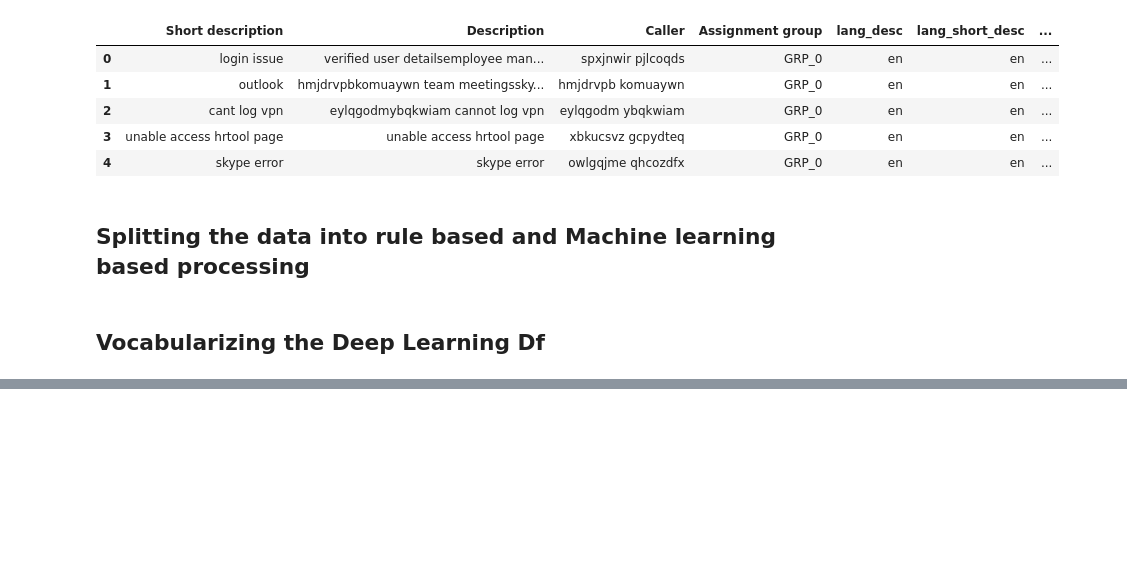
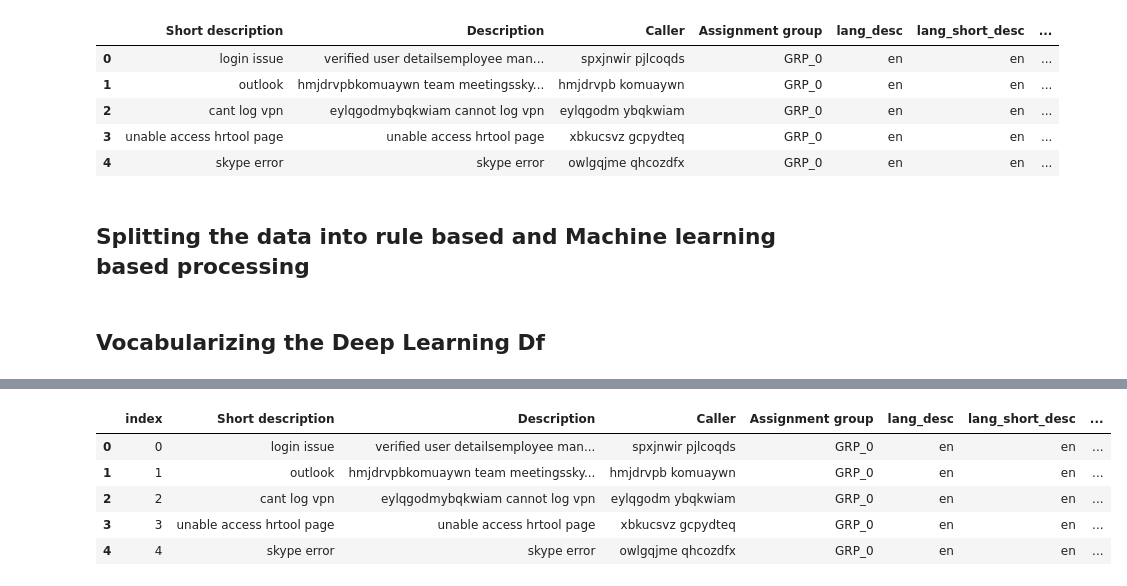
Before and after one commit to ABPande/AIML_CAPSTONE_NLP_B_GRP_4, a Jupyter notebook: Capstone Project.ipynb, the cells around one changed output, grey strips where cells are left out. Cells and saved outputs as stored; diff of their text form; code cells hidden in the pictures; blank space fills up the shorter version.

```diff
--- a/Capstone Project.ipynb
+++ b/Capstone Project.ipynb
@@ -1077,0 +1239,9 @@ array([[   0,    0,    0, ...,   89,   36, 1087],
+# %%
+machine_learning_df.head()
+# %% [output]
+|  | index | Short description | Description | Caller | Assignment group | lang_desc | lang_short_desc | ... |
+| 0 | 0 | login issue | verified user detailsemployee man... | spxjnwir pjlcoqds | GRP_0 | en | en | ... |
+| 1 | 1 | outlook | hmjdrvpbkomuaywn team meetingssky... | hmjdrvpb komuaywn | GRP_0 | en | en | ... |
+| 2 | 2 | cant log vpn | eylqgodmybqkwiam cannot log vpn | eylqgodm ybqkwiam | GRP_0 | en | en | ... |
+| 3 | 3 | unable access hrtool page | unable access hrtool page | xbkucsvz gcpydteq | GRP_0 | en | en | ... |
+| 4 | 4 | skype error | skype error | owlgqjme qhcozdfx | GRP_0 | en | en | ... |
```
Also changed, not shown: parts of 40 cells of this notebook.
